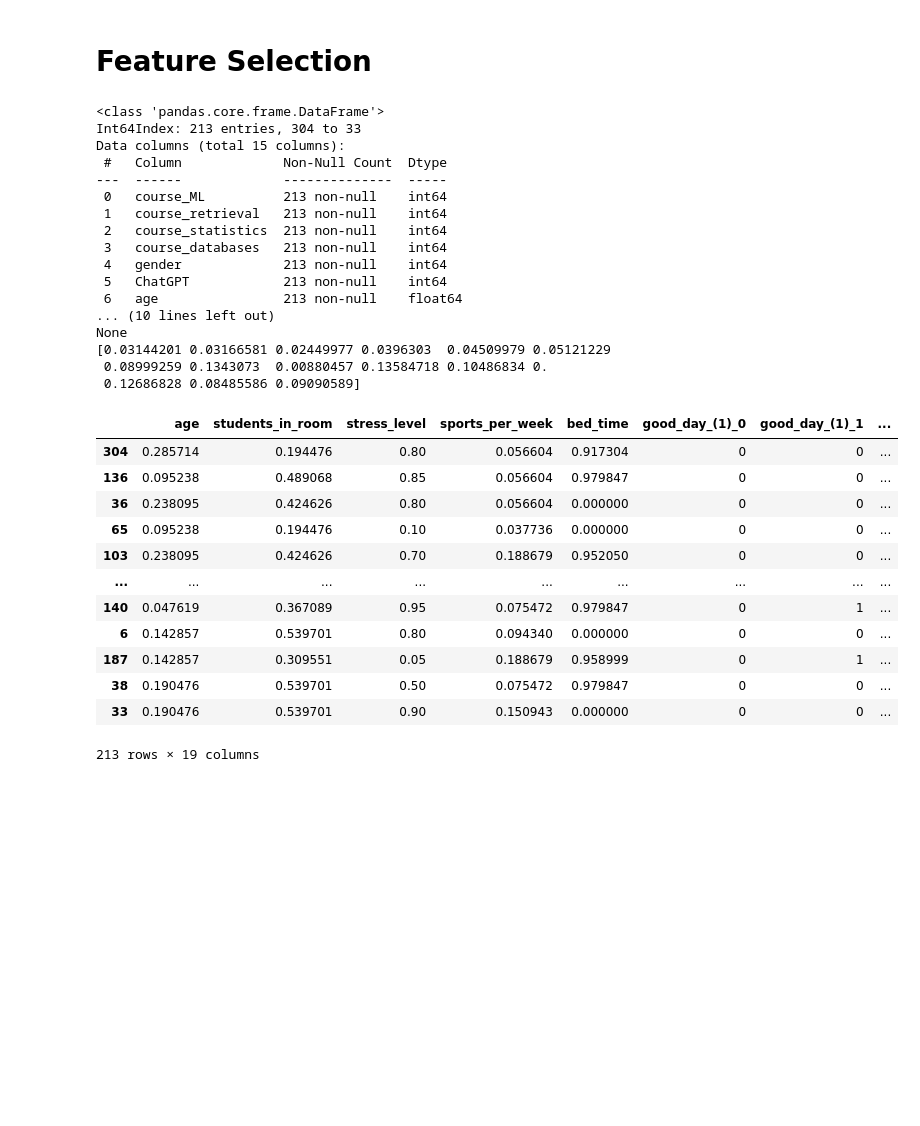
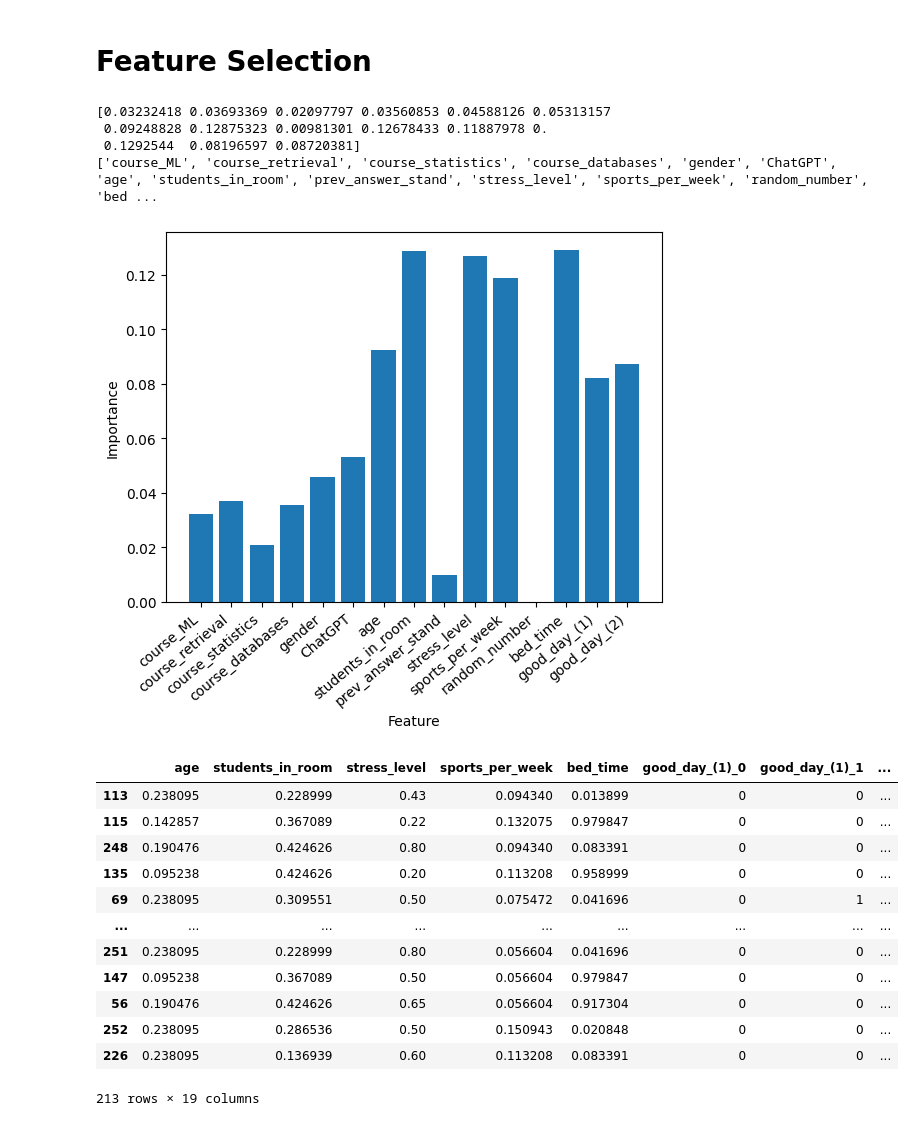
Before and after one commit to Mohammed-majeed/DMT_VU, a Jupyter notebook: DMT_Assignment_1 Task 1C.ipynb, the cells around one changed output. Cells and saved outputs as stored; diff of their text form; code cells hidden in the pictures; blank space fills up the shorter version.

```diff
--- a/DMT_Assignment_1 Task 1C.ipynb
+++ b/DMT_Assignment_1 Task 1C.ipynb
@@ -126,62 +149,61 @@ df
 # %%
 from sklearn.ensemble import RandomForestClassifier
 from sklearn.feature_selection import SelectFromModel
 from sklearn.model_selection import train_test_split, GridSearchCV
+from sklearn.preprocessing import LabelEncoder
+from xgboost import XGBClassifier
+import matplotlib.pyplot as plt
 
 label = df["programme"]
 features = df.loc[:, df.columns != "programme"]
+# features = features.drop(["course_ML", "course_statistics", "course_databases", "course_retrieval", "gender", "good_day_(1)", "good_day_(2)", "ChatGPT", "prev_answer_stand", "random_number"], axis=1)
 x_train, x_test, y_train, y_test = train_test_split(features, label, test_size=0.3)
-print(x_train.info())
+# print(x_train.info())
 
 sel = SelectFromModel(RandomForestClassifier(n_estimators=1000))
 sel.fit(x_train, y_train)
 
+
+print(sel.estimator_.feature_importances_)
+print(x_train.columns.values.tolist())
+
+plt.bar(x_train.columns.values.tolist(), sel.estimator_.feature_importances_)
+plt.xticks(rotation=40, ha='right')
+plt.xlabel("Feature")
+plt.ylabel("Importance")
+plt.show()
+
 selected_features = x_train.columns[(sel.get_support())]
 x_train = x_train[selected_features]
 x_test = x_test[selected_features]
-
-print(sel.estimator_.feature_importances_.ravel())
 
 def one_hot_encode(df, col_name):
     one_hot = pd.get_dummies(df[col_name], prefix=col_name, prefix_sep="_")
     df = df.drop(col_name, axis=1)
     df = df.join(one_hot)
     return df
 
 x_train = one_hot_encode(x_train, "good_day_(1)")
 x_train = one_hot_encode(x_train, "good_day_(2)")
 x_test = one_hot_encode(x_test, "good_day_(1)")
 x_test = one_hot_encode(x_test, "good_day_(2)")
-
 x_train
 # %% [output]
-<class 'pandas.core.frame.DataFrame'>
-Int64Index: 213 entries, 304 to 33
-Data columns (total 15 columns):
- #   Column             Non-Null Count  Dtype
----  ------             --------------  -----
- 0   course_ML          213 non-null    int64
- 1   course_retrieval   213 non-null    int64
- 2   course_statistics  213 non-null    int64
- 3   course_databases   213 non-null    int64
- 4   gender             213 non-null    int64
- 5   ChatGPT            213 non-null    int64
- 6   age                213 non-null    float64
-... (10 lines left out)
-None
-[0.03144201 0.03166581 0.02449977 0.0396303  0.04509979 0.05121229
- 0.08999259 0.1343073  0.00880457 0.13584718 0.10486834 0.
- 0.12686828 0.08485586 0.09090589]
+[0.03232418 0.03693369 0.02097797 0.03560853 0.04588126 0.05313157
+ 0.09248828 0.12875323 0.00981301 0.12678433 0.11887978 0.
+ 0.1292544  0.08196597 0.08720381]
+['course_ML', 'course_retrieval', 'course_statistics', 'course_databases', 'gender', 'ChatGPT', 'age', 'students_in_room', 'prev_answer_stand', 'stress_level', 'sports_per_week', 'random_number', 'bed ...
+[figure, added]
 |  | age | students_in_room | stress_level | sports_per_week | bed_time | good_day_(1)_0 | good_day_(1)_1 | ... |
-| 304 | 0.285714 | 0.194476 | 0.80 | 0.056604 | 0.917304 | 0 | 0 | ... |
-| 136 | 0.095238 | 0.489068 | 0.85 | 0.056604 | 0.979847 | 0 | 0 | ... |
-| 36 | 0.238095 | 0.424626 | 0.80 | 0.056604 | 0.000000 | 0 | 0 | ... |
-| 65 | 0.095238 | 0.194476 | 0.10 | 0.037736 | 0.000000 | 0 | 0 | ... |
-| 103 | 0.238095 | 0.424626 | 0.70 | 0.188679 | 0.952050 | 0 | 0 | ... |
+| 113 | 0.238095 | 0.228999 | 0.43 | 0.094340 | 0.013899 | 0 | 0 | ... |
+| 115 | 0.142857 | 0.367089 | 0.22 | 0.132075 | 0.979847 | 0 | 0 | ... |
+| 248 | 0.190476 | 0.424626 | 0.80 | 0.094340 | 0.083391 | 0 | 0 | ... |
+| 135 | 0.095238 | 0.424626 | 0.20 | 0.113208 | 0.958999 | 0 | 0 | ... |
+| 69 | 0.238095 | 0.309551 | 0.50 | 0.075472 | 0.041696 | 0 | 1 | ... |
 | ... | ... | ... | ... | ... | ... | ... | ... | ... |
-| 140 | 0.047619 | 0.367089 | 0.95 | 0.075472 | 0.979847 | 0 | 1 | ... |
-| 6 | 0.142857 | 0.539701 | 0.80 | 0.094340 | 0.000000 | 0 | 0 | ... |
-| 187 | 0.142857 | 0.309551 | 0.05 | 0.188679 | 0.958999 | 0 | 1 | ... |
-| 38 | 0.190476 | 0.539701 | 0.50 | 0.075472 | 0.979847 | 0 | 0 | ... |
-| 33 | 0.190476 | 0.539701 | 0.90 | 0.150943 | 0.000000 | 0 | 0 | ... |
+| 251 | 0.238095 | 0.228999 | 0.80 | 0.056604 | 0.041696 | 0 | 0 | ... |
+| 147 | 0.095238 | 0.367089 | 0.50 | 0.056604 | 0.979847 | 0 | 0 | ... |
+| 56 | 0.190476 | 0.424626 | 0.65 | 0.056604 | 0.917304 | 0 | 0 | ... |
+| 252 | 0.238095 | 0.286536 | 0.50 | 0.150943 | 0.020848 | 0 | 0 | ... |
+| 226 | 0.238095 | 0.136939 | 0.60 | 0.113208 | 0.083391 | 0 | 0 | ... |
 213 rows × 19 columns
```
Also changed, not shown: parts of 8 cells of this notebook, 6 other files.
